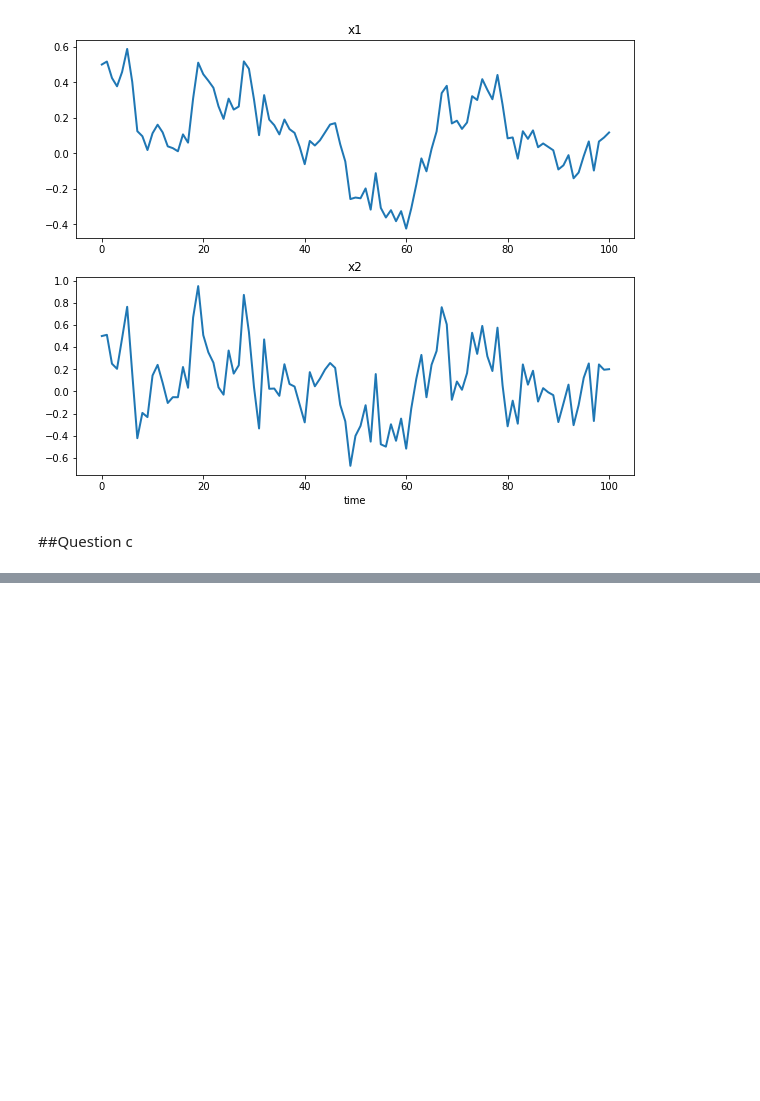
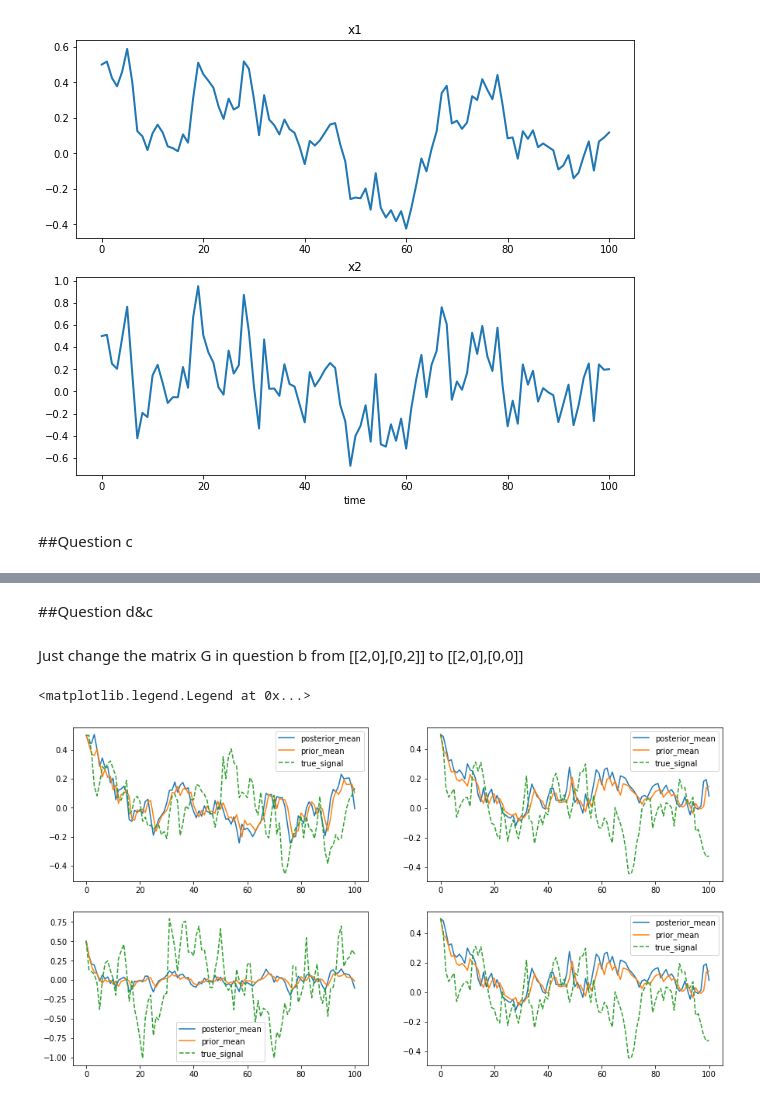
Before and after one commit to Guidong99/Colab, a Jupyter notebook: 833hw3.ipynb, the cells around one changed output, grey strips where cells are left out. Cells and saved outputs as stored; diff of their text form; code cells hidden in the pictures; blank space fills up the shorter version.

```diff
--- a/833hw3.ipynb
+++ b/833hw3.ipynb
@@ -124,0 +172,4 @@ Text(0.5, 1.0, 'prior_var')
+# %% [markdown]
+##Question d&c
+# %% [markdown]
+Just change the matrix G in question b from [[2,0],[0,2]] to [[2,0],[0,0]]
@@ -124,0 +254,37 @@ Text(0.5, 1.0, 'prior_var')
+# %%
+fig=plt.figure(figsize=(15,8))
+ax1,ax2,ax3,ax4=plt.subplot(2,2,1),plt.subplot(2,2,2),plt.subplot(2,2,3),plt.subplot(2,2,4)
+
+
+ax1.plot(x1['posterior_mean'],label='posterior_mean')
+ax1.plot(x1['prior_mean'],label='prior_mean')
+ax1.plot(x1['true_signal'],label='true_signal',linestyle='--')
+
+
+ax3.plot(x2['posterior_mean'],label='posterior_mean')
+ax3.plot(x2['prior_mean'],label='prior_mean')
+ax3.plot(x2['true_signal'],label='true_signal',linestyle='--')
+
+
+ax2.plot(x3['posterior_mean'],label='posterior_mean')
+ax2.plot(x3['prior_mean'],label='prior_mean')
+ax2.plot(x3['true_signal'],label='true_signal',linestyle='--')
+
+
+ax4.plot(x3['posterior_mean'],label='posterior_mean')
+ax4.plot(x3['prior_mean'],label='prior_mean')
+ax4.plot(x3['true_signal'],label='true_signal',linestyle='--')
+
+
+# ax1.set_title('x1 posterior\prior mean and true signal')
+# ax3.set_title('x2 posterior\prior mean and true signal')
+
+ax1.legend()
+ax2.legend()
+ax3.legend()
+ax4.legend()
+
+# ax4.plot(x1['true_signal'],x2['true_signal'])
+# %% [output]
+<matplotlib.legend.Legend at 0x...>
+[figure, added]
```
Also changed, not shown: parts of 11 cells of this notebook.
